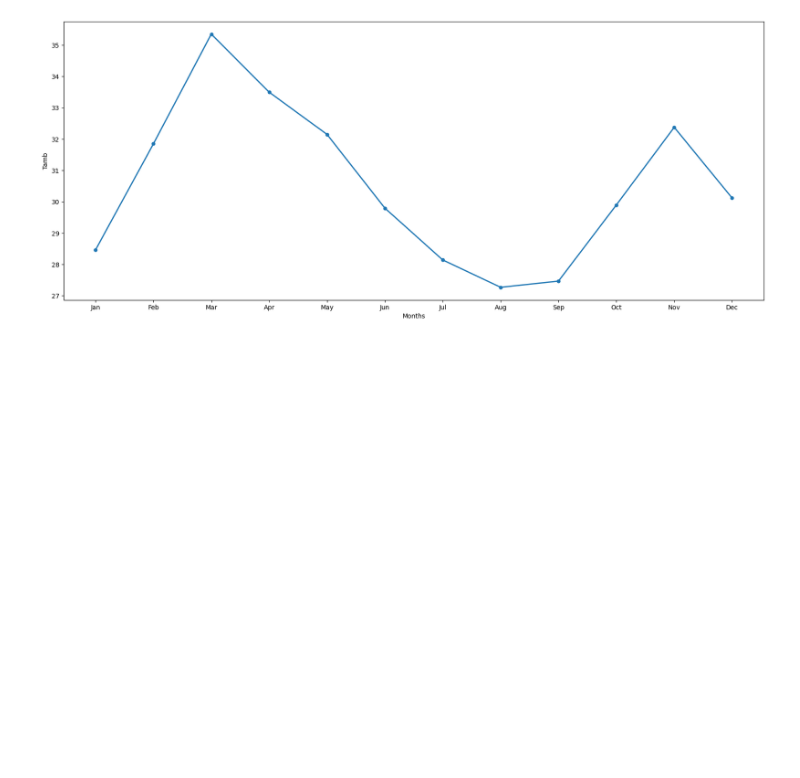
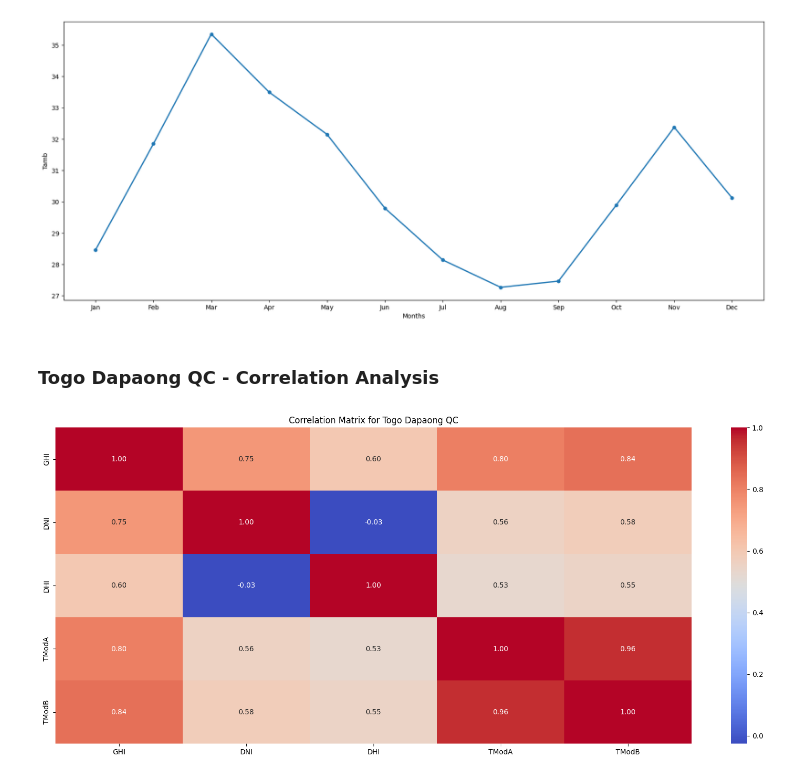
Before and after one commit to leuel-a/moonlight-solar-analysis, a Jupyter notebook: notebooks/EDA.ipynb, the cells around one changed output. Saved outputs shown, nothing was run; the diff lists cells and outputs as text; code cells hidden in the pictures; blank space fills up the shorter version.

```diff
--- a/notebooks/EDA.ipynb
+++ b/notebooks/EDA.ipynb
@@ -473,3 +487,10 @@ plot_line_chart(monthly_average_togo_df, 'DHI')
 plot_line_chart(monthly_average_togo_df, 'Tamb')
 # %% [output]
 [figure]
+# %% [markdown]
+### Togo Dapaong QC - Correlation Analysis
+# %%
+togo_corr = togo_df[['GHI', 'DNI', 'DHI', 'TModA', 'TModB']].corr()
+plot_heatmap(togo_corr, 'Correlation Matrix for Togo Dapaong QC')
+# %% [output]
+[figure, added]
```
Also changed, not shown: parts of 6 cells of this notebook, 1 other file.
